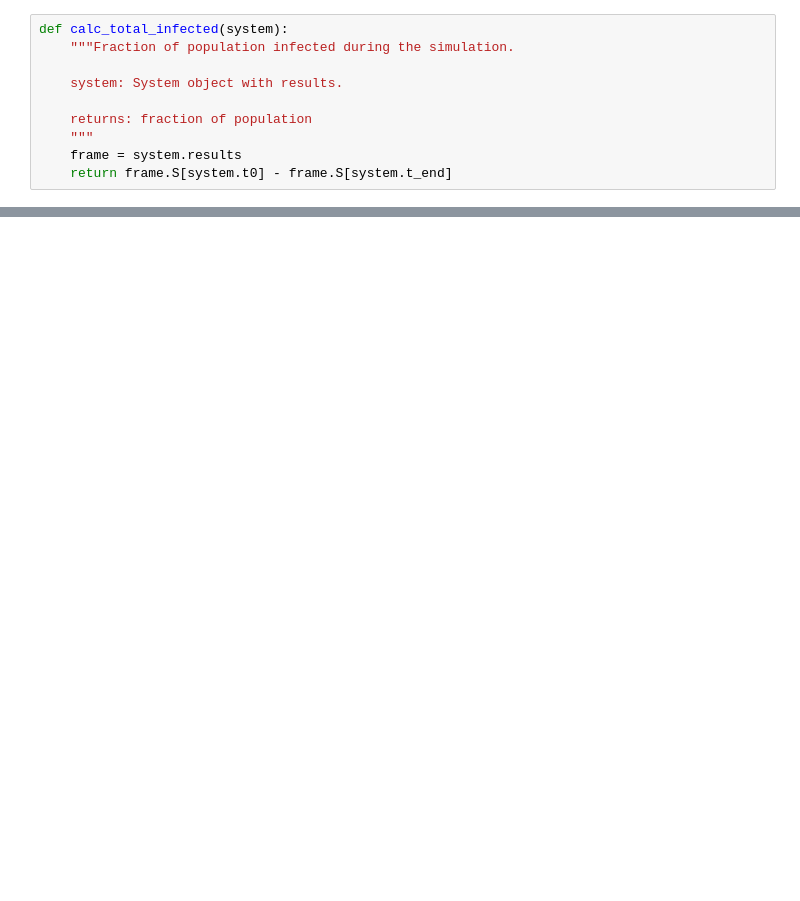
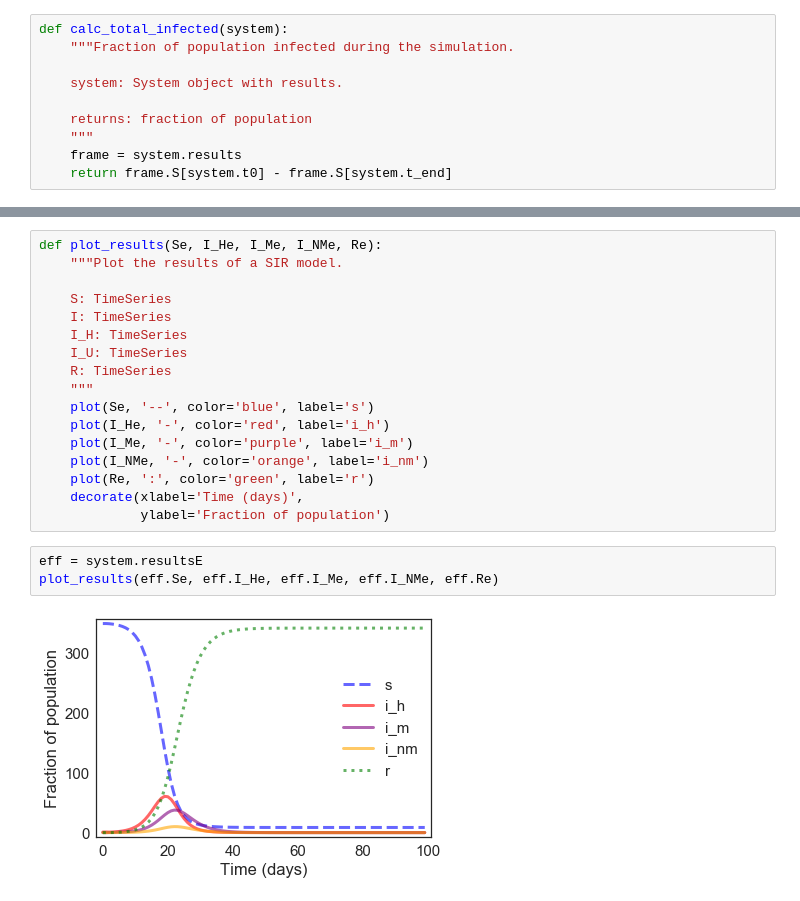
Before and after one commit to MarkG98/ModSimPy-Project-2, a Jupyter notebook: ProjectAlison.ipynb, the cells around one changed output, grey strips where cells are left out. Drawn from its saved outputs; the diff is of its cells as text; blank space fills up the shorter version.

```diff
--- a/ProjectAlison.ipynb
+++ b/ProjectAlison.ipynb
@@ -140,0 +175,22 @@ plot_results(frame.S, frame.I_H, frame.I_M, frame.I_NM, frame.R)
+# %%
+def plot_results(Se, I_He, I_Me, I_NMe, Re):
+    """Plot the results of a SIR model.
+
+    S: TimeSeries
+    I: TimeSeries
+    I_H: TimeSeries
+    I_U: TimeSeries
+    R: TimeSeries
+    """
+    plot(Se, '--', color='blue', label='s')
+    plot(I_He, '-', color='red', label='i_h')
+    plot(I_Me, '-', color='purple', label='i_m')
+    plot(I_NMe, '-', color='orange', label='i_nm')
+    plot(Re, ':', color='green', label='r')
+    decorate(xlabel='Time (days)',
+             ylabel='Fraction of population')
+# %%
+eff = system.resultsE
+plot_results(eff.Se, eff.I_He, eff.I_Me, eff.I_NMe, eff.Re)
+# %% [output]
+[figure, added]
```
Also changed, not shown: parts of 9 cells of this notebook.
